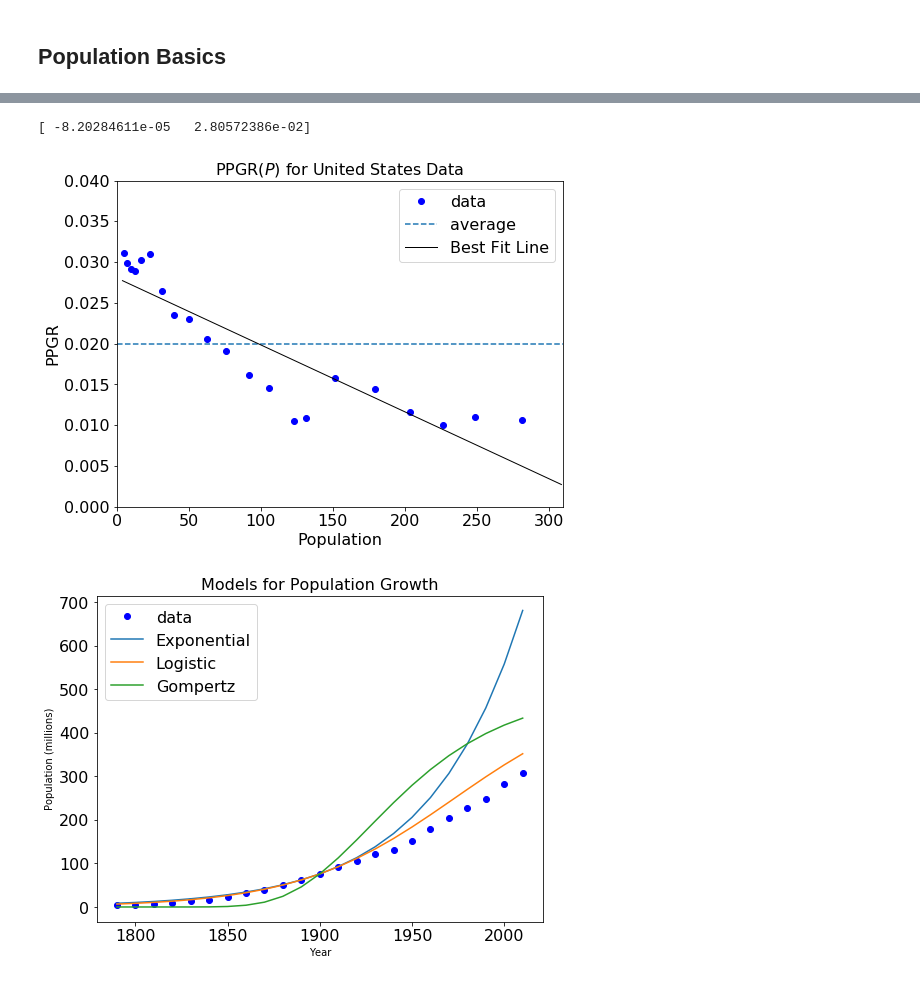
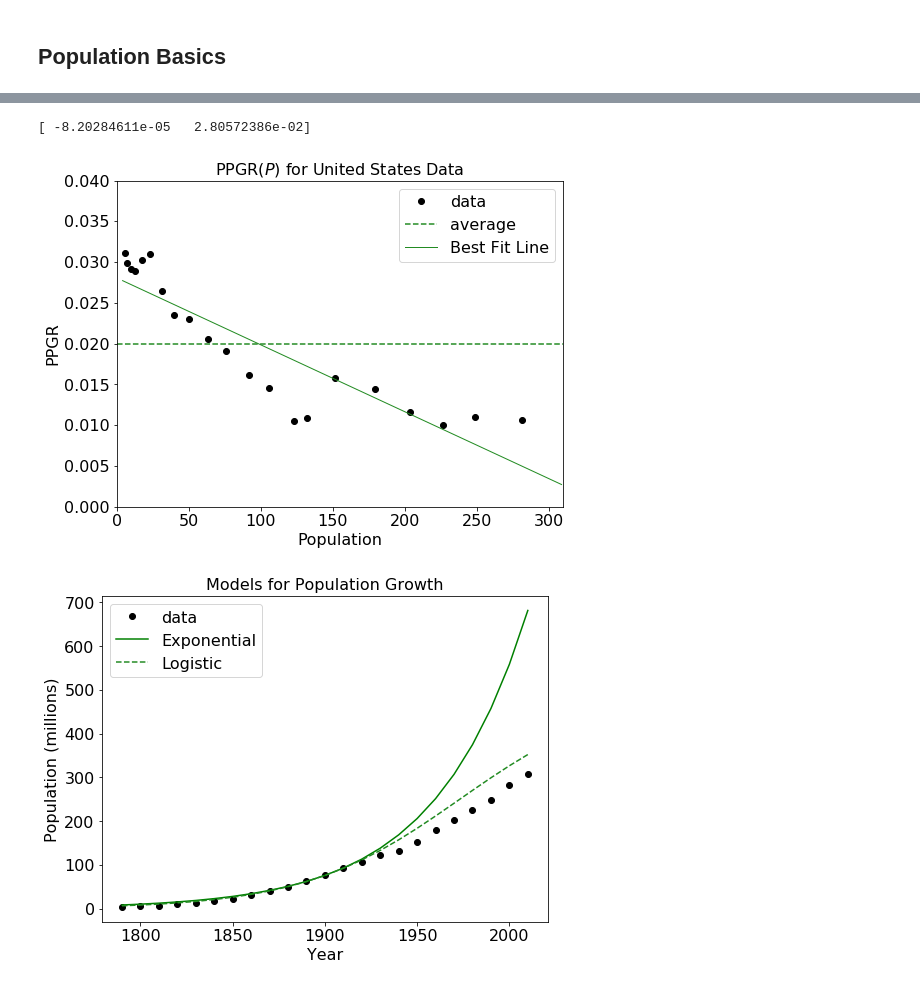
Before and after one commit to BananaBonanza/cwuMath475, a Jupyter notebook: PopBasics.ipynb, the cells around one changed output, grey strips where cells are left out. Saved outputs shown, nothing was run; the diff lists cells and outputs as text; code cells hidden in the pictures.

```diff
--- a/PopBasics.ipynb
+++ b/PopBasics.ipynb
@@ -32,7 +32,7 @@ plt.figure(figsize=(8,6))
 plt.rc('xtick', labelsize=16)
 plt.rc('ytick', labelsize=16)
 #
-plt.plot(USYears, USPop, 'o', color='b', label='data')
+plt.plot(USYears, USPop, 'o', color='k', label='data')
 plt.ylabel('Population (millions)', fontsize=16)
 plt.xlabel('Year', fontsize=16)
 plt.title('United States Population Data 1790-2010', fontsize=20)
@@ -63,9 +63,9 @@ USPopLine = USPopLineCoef[0]*USPop + USPopLineCoef[1]
 plt.figure(figsize=(8,6))
 
 #
-plt.plot(USPop[1:N-1], PPGR, 'o', color='b', label='data')
-plt.plot([0,310],[avgPPGR,avgPPGR], linestyle='--', label='average')
-plt.plot(USPop,USPopLine,color='k', linewidth=1, label='Best Fit Line')
+plt.plot(USPop[1:N-1], PPGR, 'o', color='k', label='data')
+plt.plot([0,310],[avgPPGR,avgPPGR], linestyle='--', color="#228B22", label='average')
+plt.plot(USPop,USPopLine,color='#228B22', linewidth=1, label='Best Fit Line')
 plt.ylabel('PPGR', fontsize=16)
 plt.xlabel('Population', fontsize=16)
 plt.title('PPGR($P$) for United States Data', fontsize=16)
@@ -124,17 +124,17 @@ marks and the ones from the documentation below in order to comment it out."""
 plt.figure(figsize=(8,6))
 #
 #First, the data
-plt.plot(USYears, USPop, 'o', color='b', label='data')
+plt.plot(USYears, USPop, 'o', color='k', label='data')
 #Next, the possible exponential function
-plt.plot(USYears, US_exp(USYears-1900,USPop[11],avgPPGR), label='Exponential')
+plt.plot(USYears, US_exp(USYears-1900,USPop[11],avgPPGR), color='green',label='Exponential')
 #A possible logistic model
-plt.plot(USYears, US_log(USYears-1900,USPop[11],L), label = 'Logistic')
+plt.plot(USYears, US_log(USYears-1900,USPop[11],L), linestyle="--", color='#228B22',label = 'Logistic')
 #and finally a possible Gompertz model
-plt.plot(USYears, US_Gomp(USYears-1900,USPop[11],L), label = 'Gompertz')
+#plt.plot(USYears, US_Gomp(USYears-1900,USPop[11],L), label = 'Gompertz')
 plt.legend(loc=2, fontsize=16)
 plt.title('Models for Population Growth', fontsize=16)
-plt.xlabel('Year')
-plt.ylabel('Population (millions)')
+plt.xlabel('Year', fontsize=16)
+plt.ylabel('Population (millions)', fontsize=16)
 plt.savefig('USModelsFirst.png')
 plt.show()
 plt.close()
@@ -145,3 +145,3 @@ plt.close()
 [ -8.20284611e-05   2.80572386e-02]
-[figure, old version]
+[figure, new version]
-[figure, old version]
+[figure, new version]
```
Also changed, not shown: parts of 1 cell of this notebook, 5 other files.
